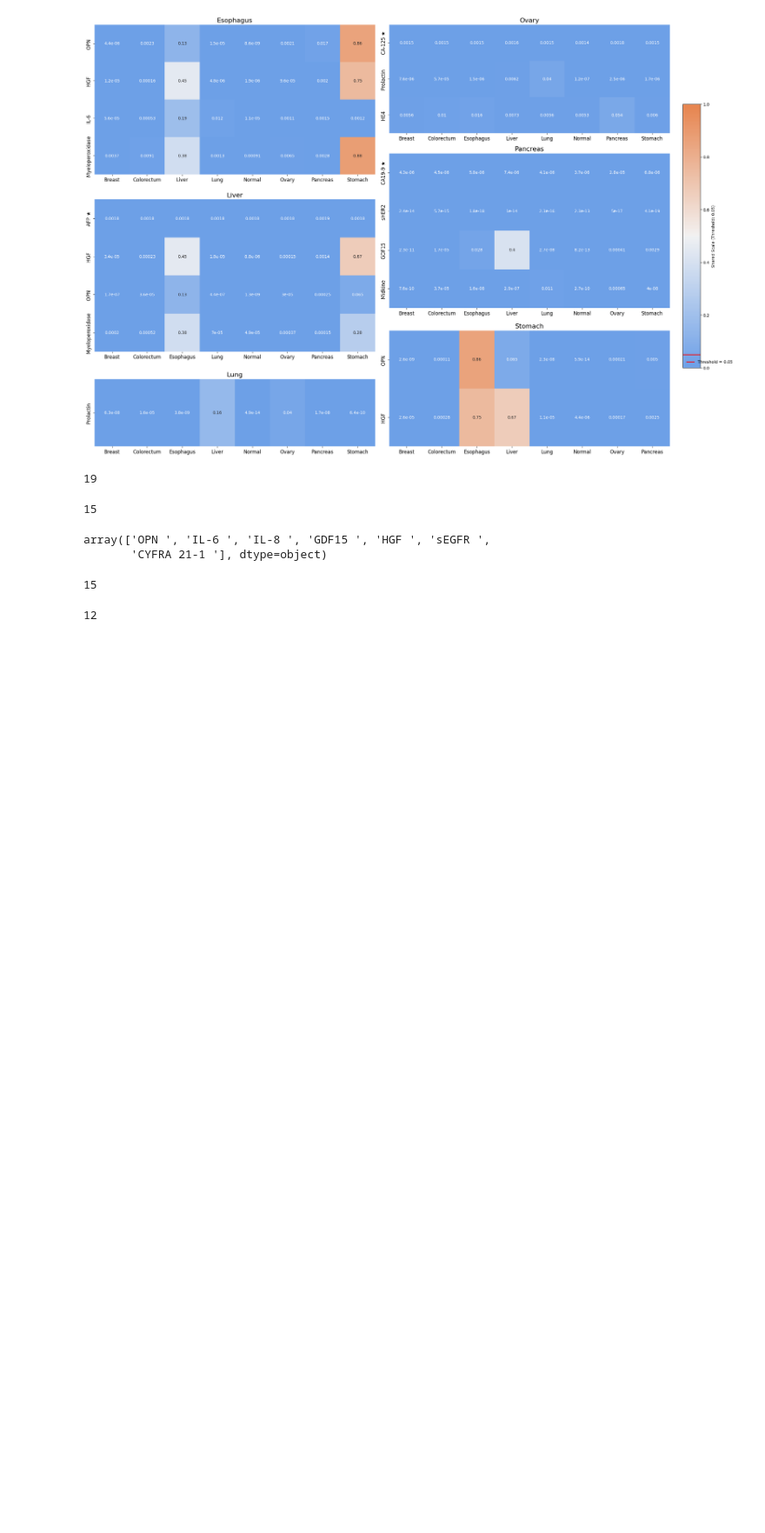
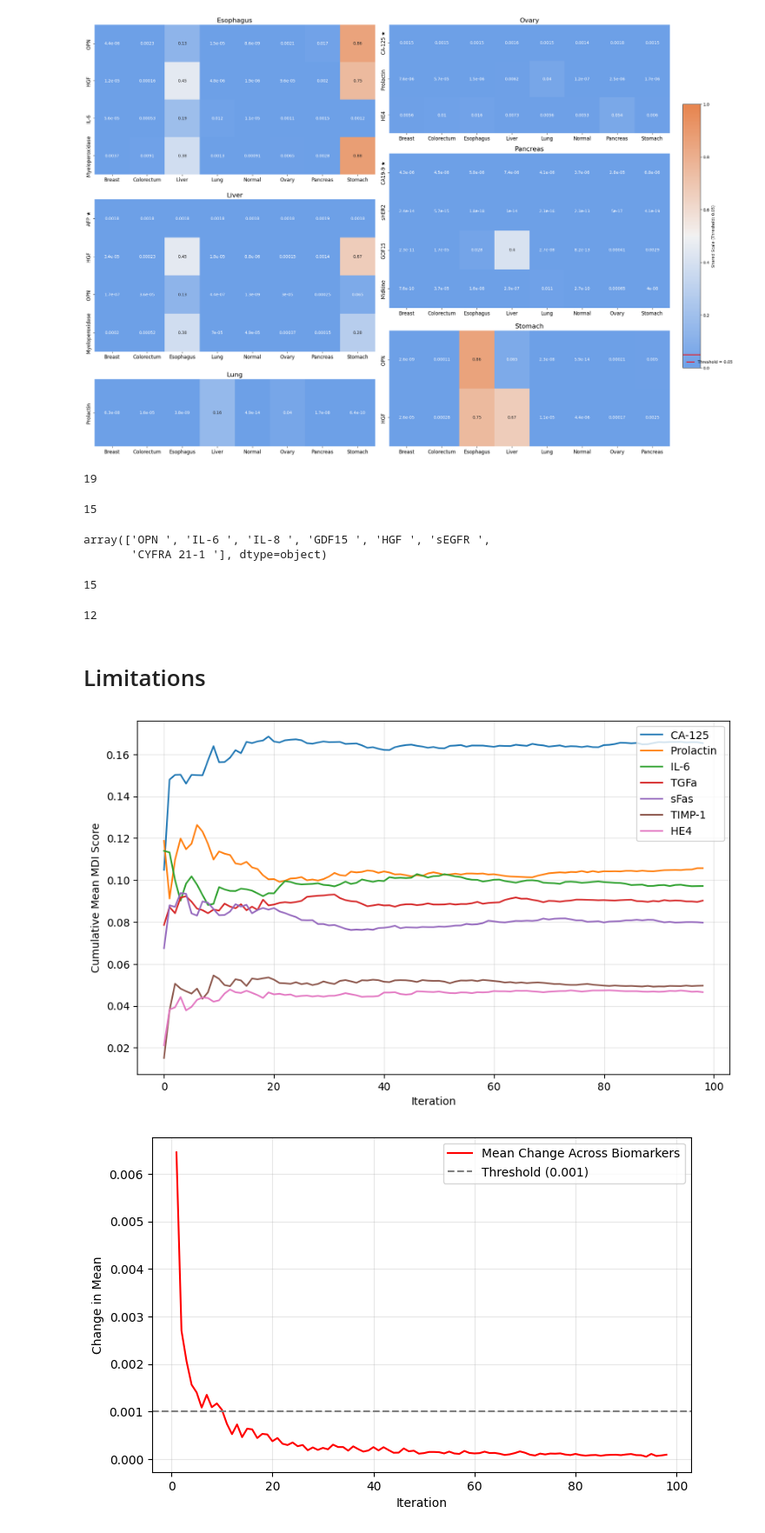
Before and after one commit to subhajitbn/Cancer-Biomarkers-from-Clinical-Data, a Jupyter notebook: tutorial-full.ipynb, the cells around one changed output. Shown at 87% size. Saved outputs shown, nothing was run; the diff lists cells and outputs as text; code cells hidden in the pictures; blank space fills up the shorter version.

Commit message:
Empirical convergence of MDI

```diff
--- a/tutorial-full.ipynb
+++ b/tutorial-full.ipynb
@@ -1407,3 +1407,49 @@ for cancer_shared_nature_of_biomarkers in cancer_shared_nature_of_biomarkers_lis
 len(set(reported_biomarkers))
 # %% [output]
 12
+# %% [markdown]
+# Limitations
+# %%
+# Load the CSV file, skipping the first row
+df = pd.read_csv("feature_importance_list_Normal_Ovary.csv", skiprows=1)
+
+# Convert columns to numeric (in case they are read as strings)
+df = df.apply(pd.to_numeric)
+
+# Compute cumulative mean for each biomarker (column-wise)
+cumulative_mean = df.expanding().mean()
+
+# Plot convergence for a subset of biomarkers
+plt.figure(figsize=(10, 6))
+biomarker_indices = [3, 29, 18, 35, 31, 37, 16]
+# Plot only the specified biomarkers
+for index in biomarker_indices:
+    col = df.columns[index]  # Get the column name corresponding to the index
+    plt.plot(cumulative_mean.index, cumulative_mean[col], label=f"{biomarkers[index]}")
+
+
+plt.xlabel("Iteration")
+plt.ylabel("Cumulative Mean MDI Score")
+# plt.title("Convergence of MDI Scores Over Iterations")
+plt.legend()
+plt.grid(alpha=0.3)
+plt.savefig("normal_ovary_convergence_of_MDI_scores.pDF", dpi=300, bbox_inches='tight', format='pdf')
+plt.show()
+
+# Compute change in mean between successive iterations
+delta_mean = cumulative_mean.diff().abs().mean(axis=1)
+
+# Plot the rate of change
+plt.figure(figsize=(8, 5))
+plt.plot(delta_mean, color="red", label="Mean Change Across Biomarkers")
+plt.xlabel("Iteration")
+plt.ylabel("Change in Mean")
+# plt.title("Stability of Cumulative Mean MDI Scores")
+plt.axhline(y=0.001, color="gray", linestyle="--", label="Threshold (0.001)")
+plt.legend()
+plt.grid(alpha=0.3)
+plt.savefig("normal_ovary_stability_of_cumulative_mean_MDI_scores.pDF", dpi=300, bbox_inches='tight', format='pdf')
+plt.show()
+# %% [output]
+[figure, added]
+[figure, added]
```
Also changed, not shown: 2 other files.
